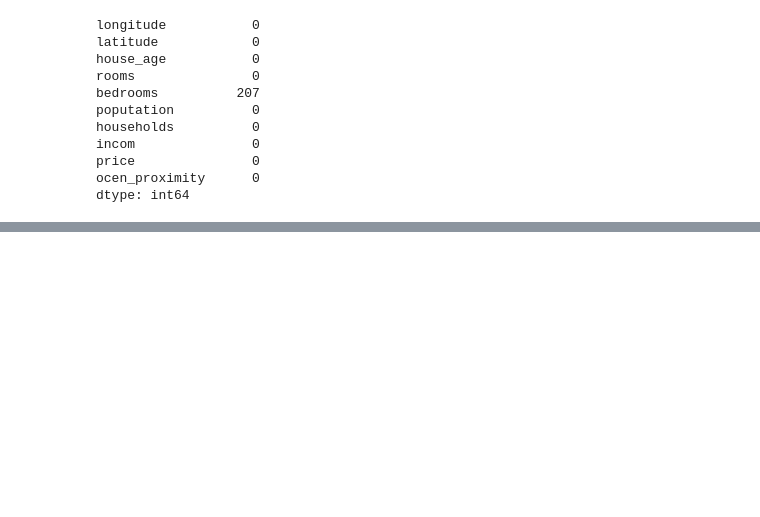
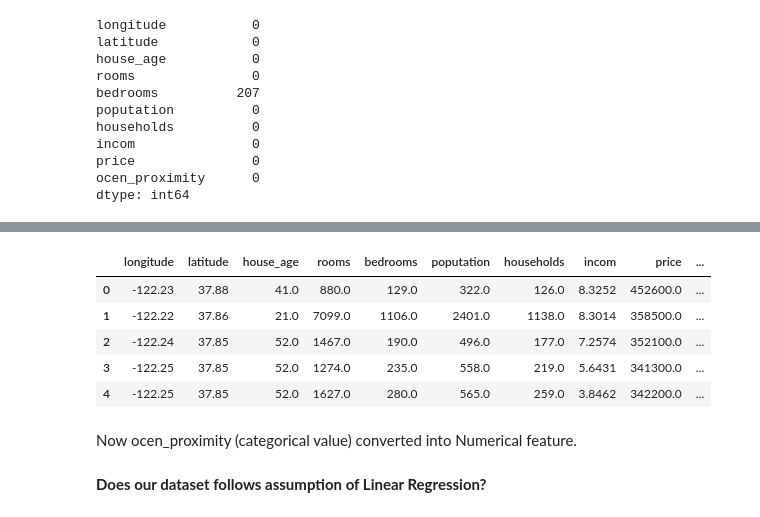
Before and after one commit to mirchandani-mohnish/price_predictor, a Jupyter notebook: Purv_House_Price_Prediction.ipynb, the cells around one changed output, grey strips where cells are left out. Saved outputs shown, nothing was run; the diff lists cells and outputs as text; code cells hidden in the pictures; blank space fills up the shorter version.

```diff
--- a/Purv_House_Price_Prediction.ipynb
+++ b/Purv_House_Price_Prediction.ipynb
@@ -112,0 +195,21 @@ Here we have 207 missing values for bedrooms, we can:
+# %%
+df['ocen_proximity'] = df.ocen_proximity.str.replace('NEAR BAY','0')
+df['ocen_proximity'] = df.ocen_proximity.str.replace('<1H OCEAN','1')
+df['ocen_proximity'] = df.ocen_proximity.str.replace('INLAND','2')
+df['ocen_proximity'] = df.ocen_proximity.str.replace('NEAR OCEAN','3')
+df['ocen_proximity'] = df.ocen_proximity.str.replace('ISLAND','4')
+# %%
+df['ocen_proximity'] = df.ocen_proximity.astype('float64')
+# %%
+df.head()
+# %% [output]
+|  | longitude | latitude | house_age | rooms | bedrooms | poputation | households | incom | price | ... |
+| 0 | -122.23 | 37.88 | 41.0 | 880.0 | 129.0 | 322.0 | 126.0 | 8.3252 | 452600.0 | ... |
+| 1 | -122.22 | 37.86 | 21.0 | 7099.0 | 1106.0 | 2401.0 | 1138.0 | 8.3014 | 358500.0 | ... |
+| 2 | -122.24 | 37.85 | 52.0 | 1467.0 | 190.0 | 496.0 | 177.0 | 7.2574 | 352100.0 | ... |
+| 3 | -122.25 | 37.85 | 52.0 | 1274.0 | 235.0 | 558.0 | 219.0 | 5.6431 | 341300.0 | ... |
+| 4 | -122.25 | 37.85 | 52.0 | 1627.0 | 280.0 | 565.0 | 259.0 | 3.8462 | 342200.0 | ... |
+# %% [markdown]
+Now ocen_proximity (categorical value) converted into Numerical feature.
+# %% [markdown]
+**Does our dataset follows assumption of Linear Regression?**
```
Also changed, not shown: parts of 15 cells of this notebook.
